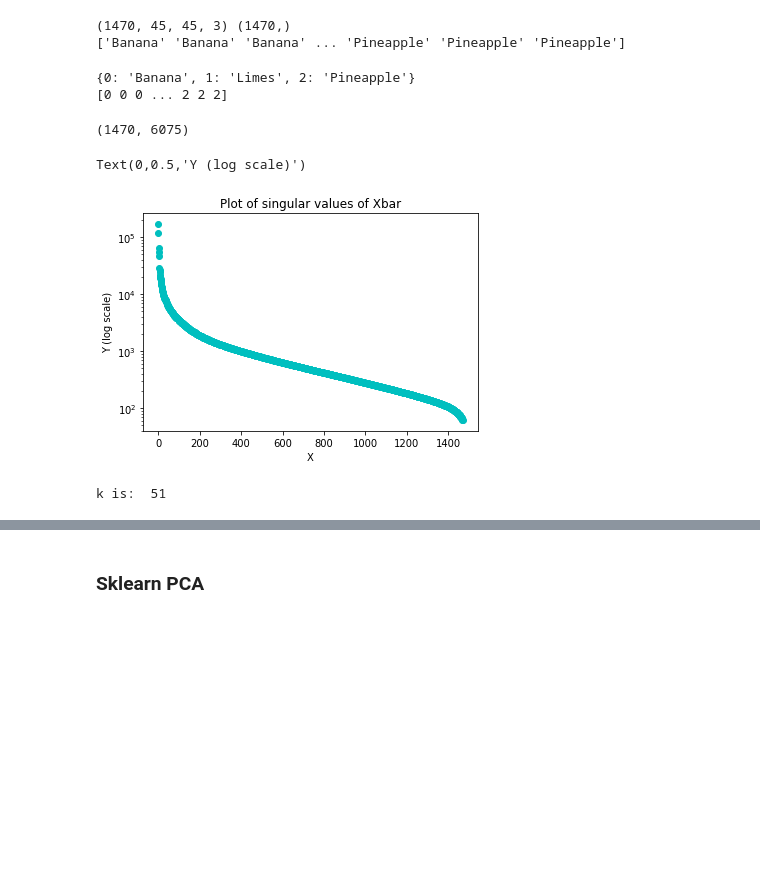
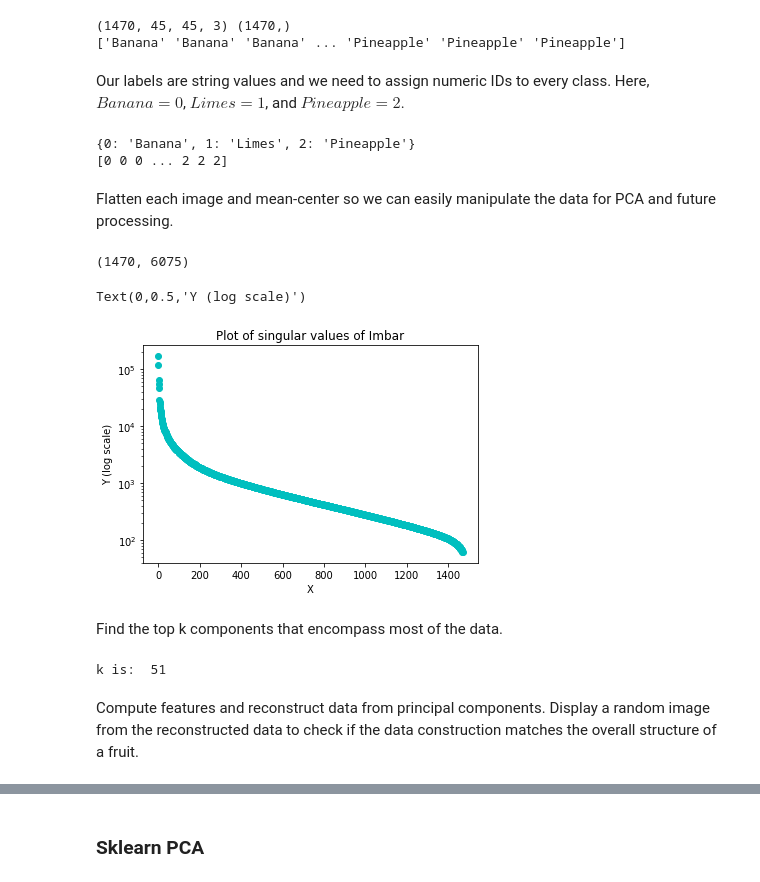
Before and after one commit to safashaikh/MLFinalProj, a Jupyter notebook: fruits.ipynb, the cells around one changed output, grey strips where cells are left out. Drawn from its saved outputs; the diff is of its cells as text; code cells hidden in the pictures; blank space fills up the shorter version.

```diff
--- a/fruits.ipynb
+++ b/fruits.ipynb
@@ -38,6 +42,8 @@ print(labels)
 # %% [output]
 (1470, 45, 45, 3) (1470,)
 ['Banana' 'Banana' 'Banana' ... 'Pineapple' 'Pineapple' 'Pineapple']
+# %% [markdown]
+Our labels are string values and we need to assign numeric IDs to every class. Here, $Banana = 0$, $Limes = 1$, and $Pineapple = 2$.
 # %%
 id_to_labels = {i:v for i,v in enumerate(np.unique(labels))}
 print(id_to_labels)
@@ -48,6 +54,8 @@ print(label_ids)
 # %% [output]
 {0: 'Banana', 1: 'Limes', 2: 'Pineapple'}
 [0 0 0 ... 2 2 2]
+# %% [markdown]
+Flatten each image and mean-center so we can easily manipulate the data for PCA and future processing.
 # %%
 import numpy.linalg as la
 images = np.array([i.flatten() for i in fruits])
@@ -57,22 +65,24 @@ im_bar = images - m
 # %% [output]
 (1470, 6075)
 # %%
-im_bar = im_bar.transpose()
+im_bar = im_bar.transpose() # so data is in M x N form
 %matplotlib inline
 import matplotlib.pyplot as plt
 U,s,VT = la.svd(im_bar)
 fig = plt.figure()
 x = np.arange(s.shape[0])
 y = s
 ax = fig.add_subplot(111)
 plt.yscale('log')
 ax.scatter(x, y, c='c', marker='o')
-ax.set_title("Plot of singular values of Xbar")
+ax.set_title("Plot of singular values of Imbar")
 ax.set_xlabel('X')
 ax.set_ylabel('Y (log scale)')
 # %% [output]
 Text(0,0.5,'Y (log scale)')
-[figure, old version]
+[figure, new version]
+# %% [markdown]
+Find the top k components that encompass most of the data.
 # %%
 #im_bar = im_bar.transpose()
 #finding smallest k to encompass 90% of data
@@ -91,6 +101,8 @@ for i in range(s.shape[0]):
 print("k is: ",k)
 # %% [output]
 k is:  51
+# %% [markdown]
+Compute features and reconstruct data from principal components. Display a random image from the reconstructed data to check if the data construction matches the overall structure of a fruit.
 # %%
 Uk = U[:,0:k]
 features = Uk.transpose()@im_bar
```
Also changed, not shown: parts of 25 cells of this notebook.
